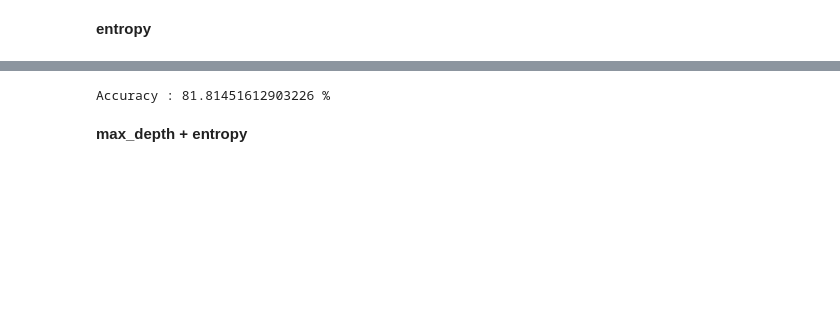
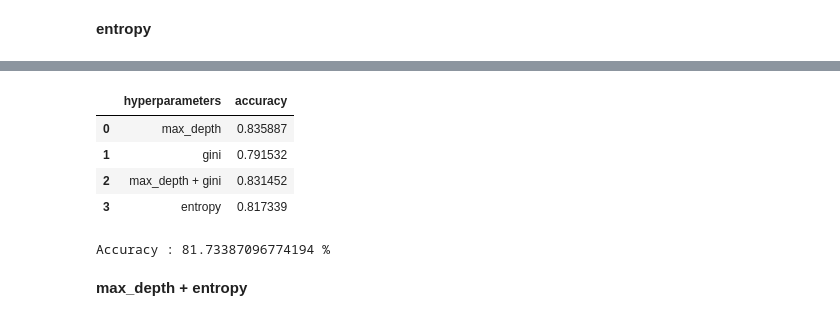
Before and after one commit to hajdu1/IAU-Projekt, a Jupyter notebook: strojove_ucenie.ipynb, the cells around one changed output, grey strips where cells are left out. Cells and saved outputs as stored; diff of their text form; code cells hidden in the pictures; blank space fills up the shorter version.

```diff
--- a/strojove_ucenie.ipynb
+++ b/strojove_ucenie.ipynb
@@ -340 +355,3 @@ ypred2 = clf2.predict(xtest)
+# %%
+hyperparameters = hyperparameters.append({'hyperparameters':'gini', 'accuracy': accuracy2}, ignore_index=True)
 # %%
@@ -370,3 +387,7 @@ tree.plot_tree(clf3)
 # %%
 ypred3 = clf3.predict(xtest)
+# %%
+accuracy3 = metrics.accuracy_score(ytest, ypred3)
+# %%
+hyperparameters = hyperparameters.append({'hyperparameters':'max_depth + gini', 'accuracy': accuracy3}, ignore_index=True)
 # %%
@@ -402,9 +423,19 @@ tree.plot_tree(clf4)
 # %%
 ypred4 = clf4.predict(xtest)
+# %%
+accuracy4 = metrics.accuracy_score(ytest, ypred4)
+# %%
+hyperparameters = hyperparameters.append({'hyperparameters':'entropy', 'accuracy': accuracy4}, ignore_index=True)
+# %% [output]
+|  | hyperparameters | accuracy |
+| 0 | max_depth | 0.835887 |
+| 1 | gini | 0.791532 |
+| 2 | max_depth + gini | 0.831452 |
+| 3 | entropy | 0.817339 |
 # %%
-print("Accuracy :", metrics.accuracy_score(ytest, ypred4) * 100, '%')
+print("Accuracy :", accuracy4 * 100, '%')
 # %% [output]
-Accuracy : 81.81451612903226 %
+Accuracy : 81.73387096774194 %
 # %% [markdown]
 **max_depth + entropy**
 # %%
```
Also changed, not shown: parts of 28 cells of this notebook.
